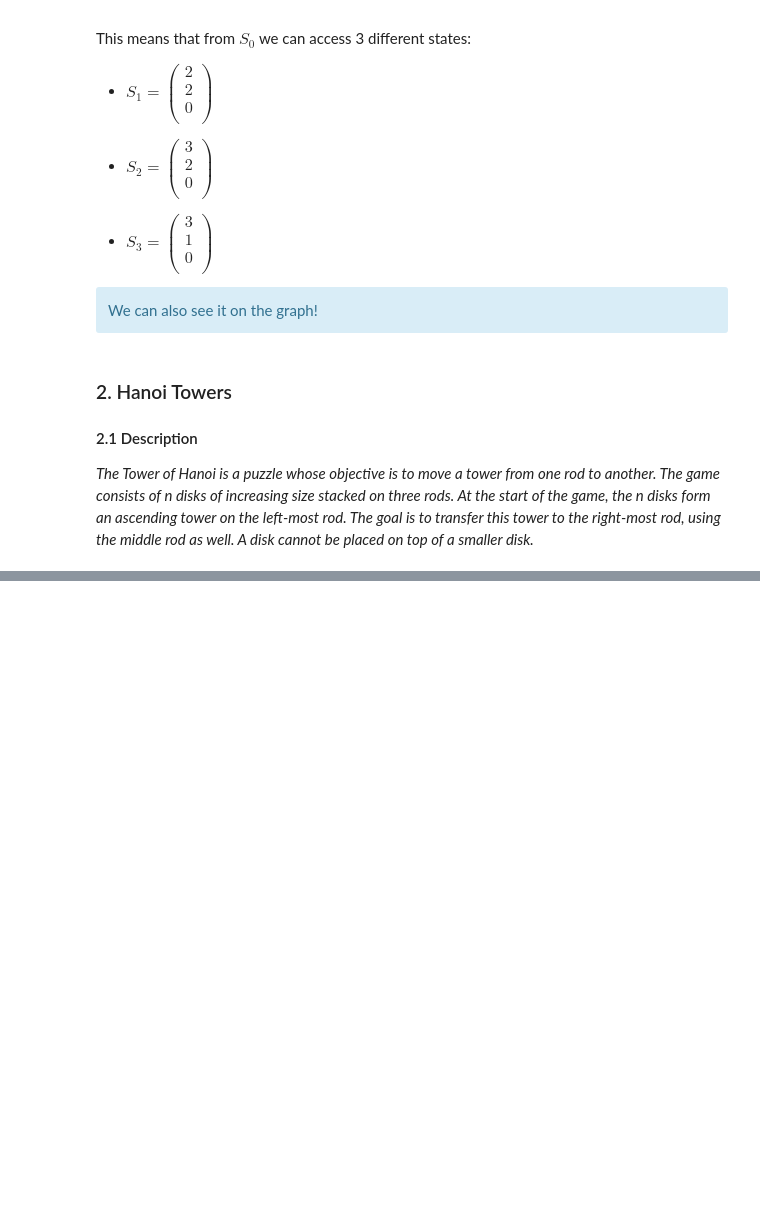
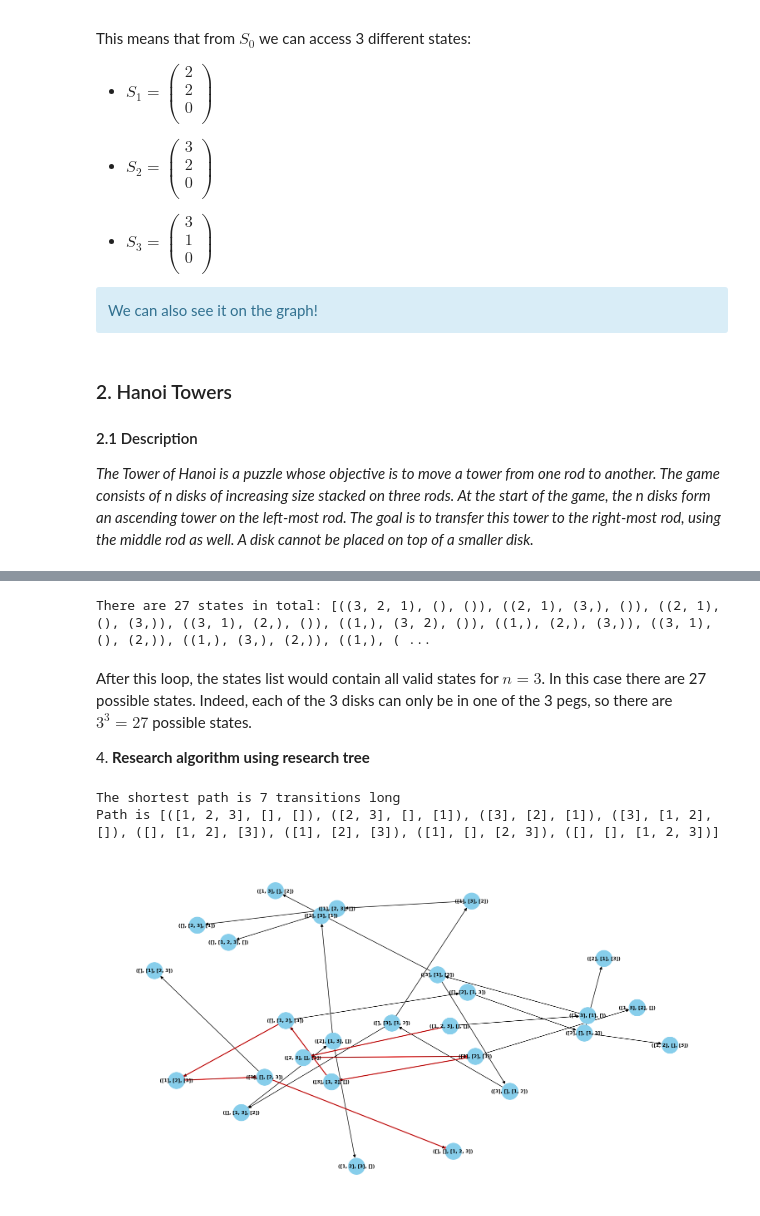
Before and after one commit to hectellian/13X005-AI, a Jupyter notebook: results.ipynb, the cells around one changed output, grey strips where cells are left out. Cells and saved outputs as stored; diff of their text form; code cells hidden in the pictures; blank space fills up the shorter version.

```diff
--- a/results.ipynb
+++ b/results.ipynb
@@ -211,0 +272,74 @@ _The Tower of Hanoi is a puzzle whose objective is to move a tower from one rod
+# %%
+def is_valid(peg):
+    return all(peg[i] > peg[i+1] for i in range(len(peg)-1))
+
+possible_states = []
+
+# Each value in the loop represents a disk.
+# The loops will place each disk on pegs A, B, or C.
+for disk1 in ['A', 'B', 'C']:
+    for disk2 in ['A', 'B', 'C']:
+        for disk3 in ['A', 'B', 'C']:
+            A, B, C = [], [], []
+
+            # Place disk1
+            if disk1 == 'A': A.append(1)
+            if disk1 == 'B': B.append(1)
+            if disk1 == 'C': C.append(1)
+
+            # Place disk2
+            if disk2 == 'A': A.append(2)
+            if disk2 == 'B': B.append(2)
+            if disk2 == 'C': C.append(2)
+
+            # Place disk3
+            if disk3 == 'A': A.append(3)
+            if disk3 == 'B': B.append(3)
+            if disk3 == 'C': C.append(3)
+
+            # Sort the pegs in descending order for validation
+            A.sort(reverse=True)
+            B.sort(reverse=True)
+            C.sort(reverse=True)
+
+            if is_valid(A) and is_valid(B) and is_valid(C):
+                possible_states.append((tuple(A), tuple(B), tuple(C)))
+
+print(f'There are {len(possible_states)} states in total: {possible_states}')
+# %% [output]
+There are 27 states in total: [((3, 2, 1), (), ()), ((2, 1), (3,), ()), ((2, 1), (), (3,)), ((3, 1), (2,), ()), ((1,), (3, 2), ()), ((1,), (2,), (3,)), ((3, 1), (), (2,)), ((1,), (3,), (2,)), ((1,), ( ...
+# %% [markdown]
+After this loop, the states list would contain all valid states for $n=3$. In this case there are 27 possible states. Indeed, each of the 3 disks can only be in one of the 3 pegs, so there are $3^3 = 27$ possible states.
+
+4\. **Research algorithm using research tree**
+# %%
+def gamma_hanoi(i: int, j: int):
+    """Generate a transition function based on the input parameters."""
+    def transition(state):
+        new_state = [list(peg) for peg in state]
+
+        if new_state[i]:
+            new_state[j].insert(0, new_state[i].pop(0))
+
+        return tuple(new_state)
+
+    return transition
+
+initial_state = ([1, 2, 3], [], [])
+final_state = ([], [], [1, 2, 3])
+
+root = HanoiNode(initial_state, 3, gamma_hanoi)
+tree = BFSTree(root)
+
+path = tree.bfs(final_state)
+if path:
+    print(f'The shortest path is {len(path) - 1} transitions long')
+    print(f'Path is {path}')
+else:
+    print('No path found')
+
+tree.visualize(path)
+# %% [output]
+The shortest path is 7 transitions long
+Path is [([1, 2, 3], [], []), ([2, 3], [], [1]), ([3], [2], [1]), ([3], [1, 2], []), ([], [1, 2], [3]), ([1], [2], [3]), ([1], [], [2, 3]), ([], [], [1, 2, 3])]
+[figure, added]
```
Also changed, not shown: parts of 4 cells of this notebook, 6 other files.
